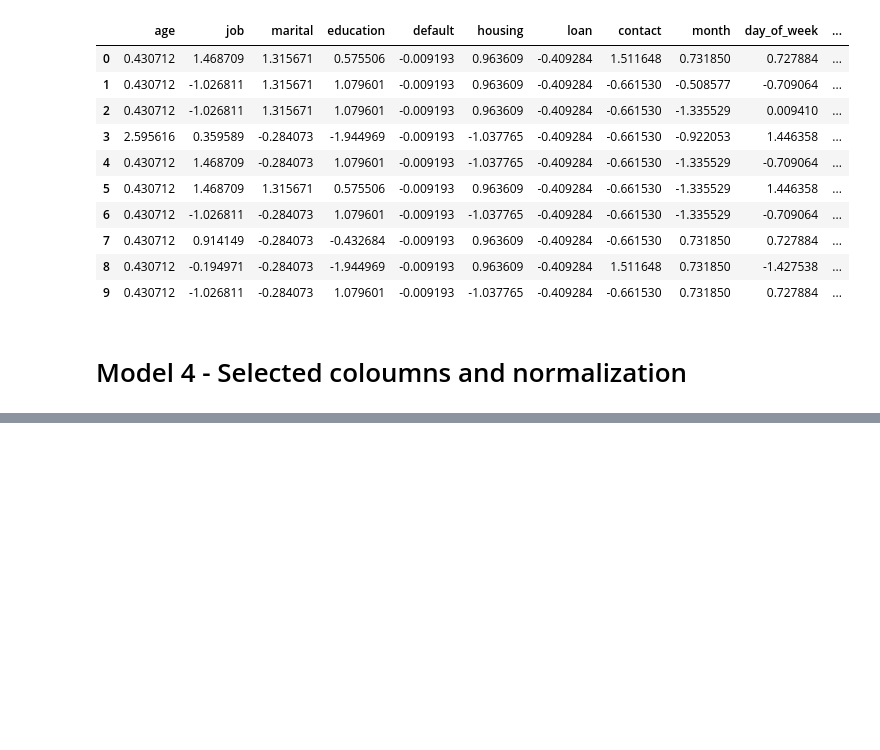
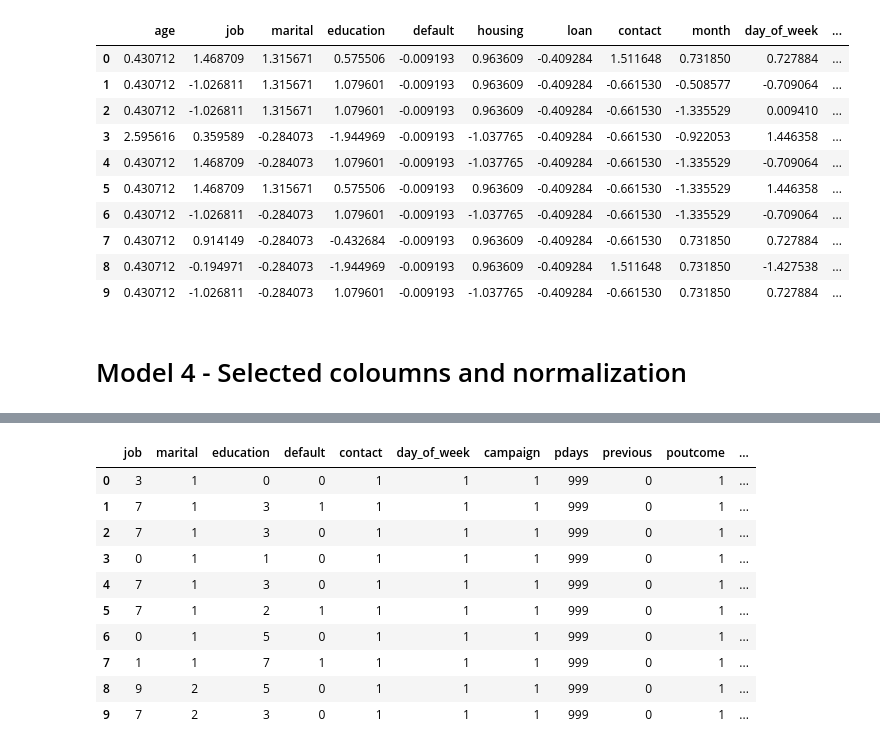
Before and after one commit to 13caroline/term-deposit-subscriptions, a Jupyter notebook: Data_Handling/Data_Preprocessing.ipynb, the cells around one changed output, grey strips where cells are left out. Cells and saved outputs as stored; diff of their text form; code cells hidden in the pictures; blank space fills up the shorter version.

```diff
--- a/Data_Handling/Data_Preprocessing.ipynb
+++ b/Data_Handling/Data_Preprocessing.ipynb
@@ -594,3 +594,7 @@ X_train_m3.to_csv("../../Data_AA2/train_m3.csv", index = False)
 X_test_m3.to_csv("../../Data_AA2/test_m3.csv", index = False)
 # %% [markdown]
 # Model 4 - Selected coloumns and normalization
+# %%
+data_m4 = pd.read_csv('../../Data_AA2/bank-additional-full.csv', sep = ';')
+pd.set_option('display.max_columns', 21)
+data_m4.head()
@@ -596,0 +608,6 @@ X_test_m3.to_csv("../../Data_AA2/test_m3.csv", index = False)
+# %%
+data_m4 = data_m4.drop(columns=['age'])
+data_m4 = data_m4.drop(columns=['loan'])
+data_m4 = data_m4.drop(columns=['month'])
+data_m4 = data_m4.drop(columns=['housing'])
+data_m4 = data_m4.drop(columns=['duration'])
@@ -596,0 +623,26 @@ X_test_m3.to_csv("../../Data_AA2/test_m3.csv", index = False)
+# %%
+# Label encoder order is alphabetical
+from sklearn.preprocessing import LabelEncoder
+le = LabelEncoder()
+data_m4['job'] = le.fit_transform(data_m4['job'])
+data_m4['marital'] = le.fit_transform(data_m4['marital'])
+data_m4['education'] = le.fit_transform(data_m4['education'])
+data_m4['default'] = le.fit_transform(data_m4['default'])
+data_m4['contact'] = le.fit_transform(data_m4['contact'])
+data_m4['day_of_week'] = le.fit_transform(data_m4['day_of_week'])
+data_m4['poutcome'] = le.fit_transform(data_m4['poutcome'])
+
+data_m4['y'].replace(['no', 'yes'], [0,1], inplace  = True)
+data_m4.head(10)
+# %% [output]
+|  | job | marital | education | default | contact | day_of_week | campaign | pdays | previous | poutcome | ... |
+| 0 | 3 | 1 | 0 | 0 | 1 | 1 | 1 | 999 | 0 | 1 | ... |
+| 1 | 7 | 1 | 3 | 1 | 1 | 1 | 1 | 999 | 0 | 1 | ... |
+| 2 | 7 | 1 | 3 | 0 | 1 | 1 | 1 | 999 | 0 | 1 | ... |
+| 3 | 0 | 1 | 1 | 0 | 1 | 1 | 1 | 999 | 0 | 1 | ... |
+| 4 | 7 | 1 | 3 | 0 | 1 | 1 | 1 | 999 | 0 | 1 | ... |
+| 5 | 7 | 1 | 2 | 1 | 1 | 1 | 1 | 999 | 0 | 1 | ... |
+| 6 | 0 | 1 | 5 | 0 | 1 | 1 | 1 | 999 | 0 | 1 | ... |
+| 7 | 1 | 1 | 7 | 1 | 1 | 1 | 1 | 999 | 0 | 1 | ... |
+| 8 | 9 | 2 | 5 | 0 | 1 | 1 | 1 | 999 | 0 | 1 | ... |
+| 9 | 7 | 2 | 3 | 0 | 1 | 1 | 1 | 999 | 0 | 1 | ... |
```
Also changed, not shown: parts of 9 cells of this notebook.
